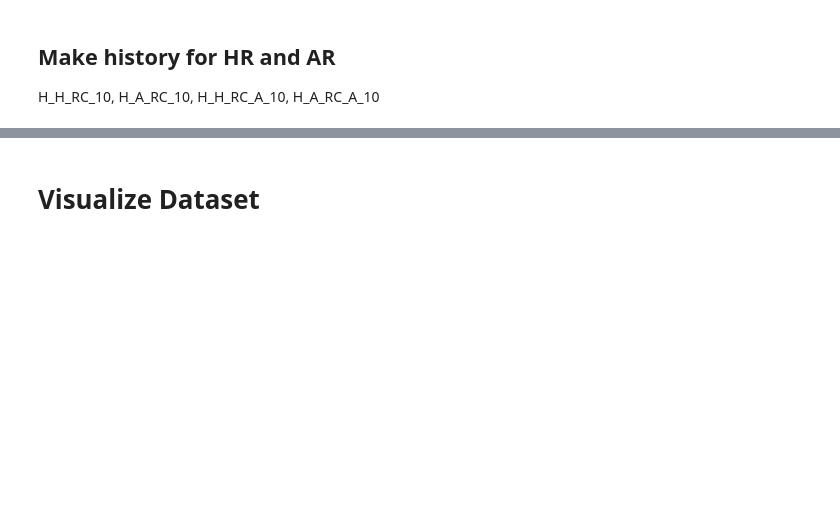
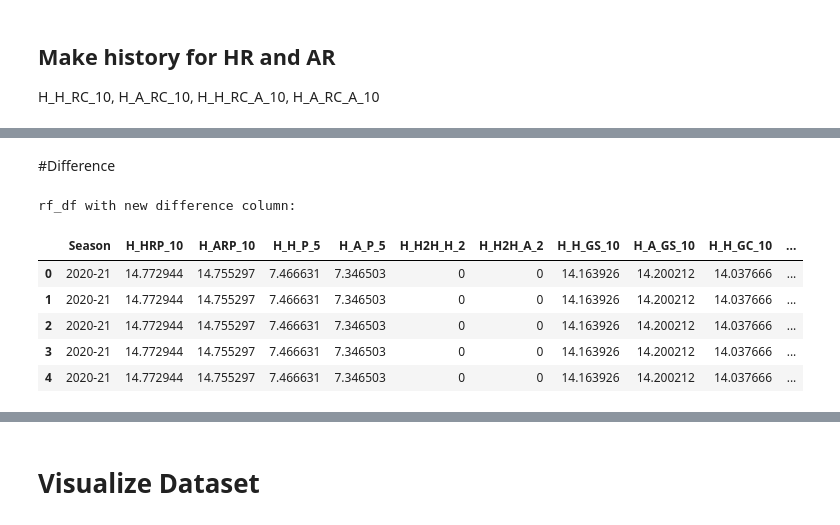
Before and after one commit to venti-sei/Bet26, a Jupyter notebook: data_collection.ipynb, the cells around one changed output, grey strips where cells are left out. Cells and saved outputs as stored; diff of their text form; code cells hidden in the pictures; blank space fills up the shorter version.

```diff
--- a/data_collection.ipynb
+++ b/data_collection.ipynb
@@ -744,0 +828,8 @@ features_df.drop(columns=['Team'], inplace=True)
+# %%
+features_df['HomeTeam_Lag2_Result'] = features_df.index.to_series().apply(
+    lambda idx: get_lagged_team_result(features_df, idx, lag_steps=2, team_column_name='HomeTeam')
+)
+features_df['AwayTeam_Lag2_Result'] = features_df.index.to_series().apply(
+    lambda idx: get_lagged_team_result(features_df, idx, lag_steps=2, team_column_name='AwayTeam')
+)
+print("Lagged results for HomeTeam and AwayTeam added to features_df.")
@@ -744,0 +838,8 @@ features_df.drop(columns=['Team'], inplace=True)
+# %%
+features_df['HomeTeam_Lag3_Result'] = features_df.index.to_series().apply(
+    lambda idx: get_lagged_team_result(features_df, idx, lag_steps=3, team_column_name='HomeTeam')
+)
+features_df['AwayTeam_Lag3_Result'] = features_df.index.to_series().apply(
+    lambda idx: get_lagged_team_result(features_df, idx, lag_steps=3, team_column_name='AwayTeam')
+)
+print("Lagged results for HomeTeam and AwayTeam added to features_df.")
@@ -744,0 +848,8 @@ features_df.drop(columns=['Team'], inplace=True)
+# %%
+features_df['HomeTeam_Lag4_Result'] = features_df.index.to_series().apply(
+    lambda idx: get_lagged_team_result(features_df, idx, lag_steps=4, team_column_name='HomeTeam')
+)
+features_df['AwayTeam_Lag4_Result'] = features_df.index.to_series().apply(
+    lambda idx: get_lagged_team_result(features_df, idx, lag_steps=4, team_column_name='AwayTeam')
+)
+print("Lagged results for HomeTeam and AwayTeam added to features_df.")
@@ -744,0 +858,8 @@ features_df.drop(columns=['Team'], inplace=True)
+# %%
+features_df['HomeTeam_Lag5_Result'] = features_df.index.to_series().apply(
+    lambda idx: get_lagged_team_result(features_df, idx, lag_steps=5, team_column_name='HomeTeam')
+)
+features_df['AwayTeam_Lag5_Result'] = features_df.index.to_series().apply(
+    lambda idx: get_lagged_team_result(features_df, idx, lag_steps=5, team_column_name='AwayTeam')
+)
+print("Lagged results for HomeTeam and AwayTeam added to features_df.")
@@ -744,0 +881,15 @@ features_df.drop(columns=['Team'], inplace=True)
+# %% [markdown]
+#Difference
+# %%
+features_df['H_HRP_ARP_diff_10'] = features_df['H_HRP_10'] - features_df['H_ARP_10']
+
+print("features_df with new difference column:")
+display(features_df.head())
+# %% [output]
+rf_df with new difference column:
+|  | Season | H_HRP_10 | H_ARP_10 | H_H_P_5 | H_A_P_5 | H_H2H_H_2 | H_H2H_A_2 | H_H_GS_10 | H_A_GS_10 | H_H_GC_10 | ... |
+| 0 | 2020-21 | 14.772944 | 14.755297 | 7.466631 | 7.346503 | 0 | 0 | 14.163926 | 14.200212 | 14.037666 | ... |
+| 1 | 2020-21 | 14.772944 | 14.755297 | 7.466631 | 7.346503 | 0 | 0 | 14.163926 | 14.200212 | 14.037666 | ... |
+| 2 | 2020-21 | 14.772944 | 14.755297 | 7.466631 | 7.346503 | 0 | 0 | 14.163926 | 14.200212 | 14.037666 | ... |
+| 3 | 2020-21 | 14.772944 | 14.755297 | 7.466631 | 7.346503 | 0 | 0 | 14.163926 | 14.200212 | 14.037666 | ... |
+| 4 | 2020-21 | 14.772944 | 14.755297 | 7.466631 | 7.346503 | 0 | 0 | 14.163926 | 14.200212 | 14.037666 | ... |
```
Also changed, not shown: parts of 39 cells of this notebook.
